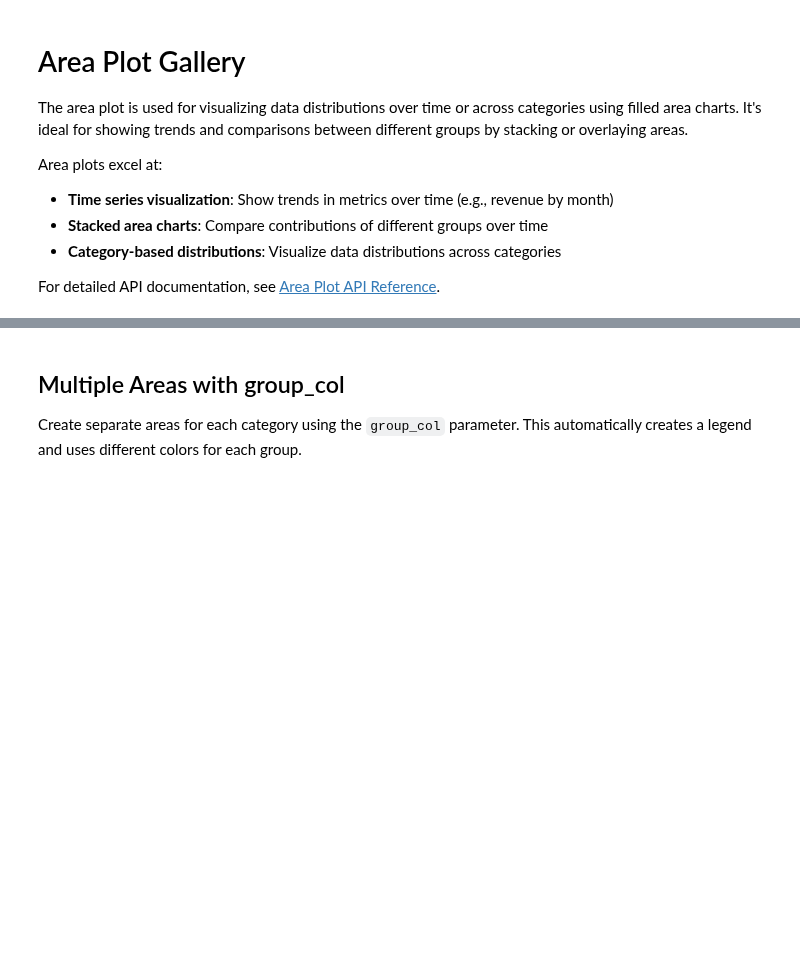
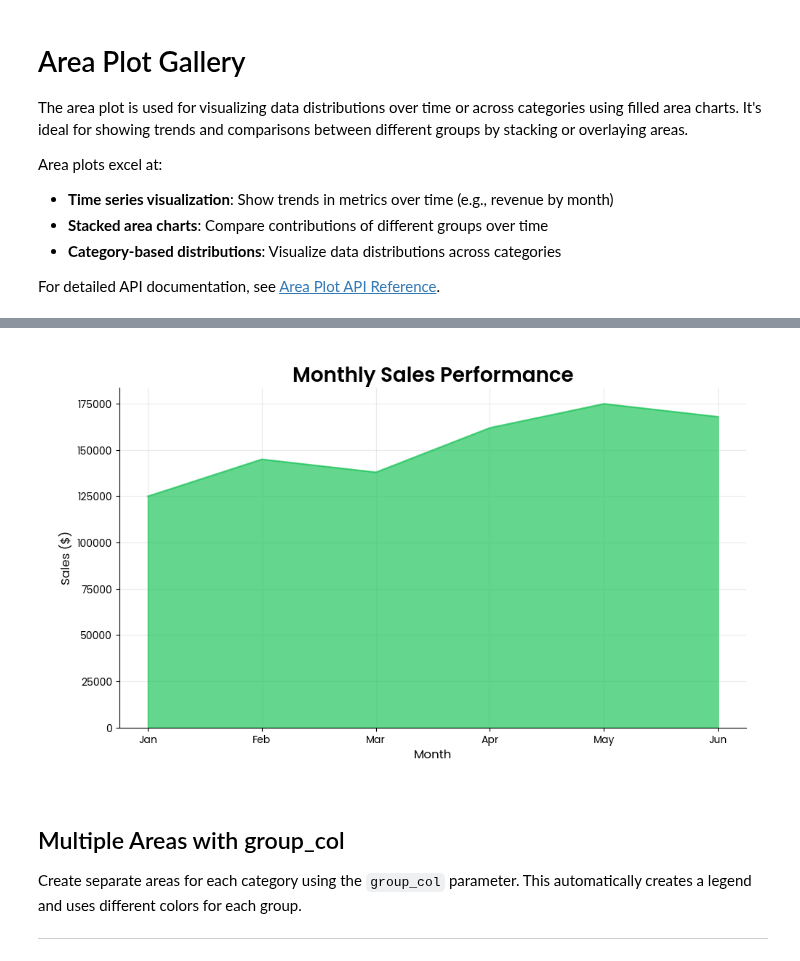
Before and after one commit to Data-Simply/pyretailscience, a Jupyter notebook: docs/gallery/plots/area.ipynb, the cells around one changed output, grey strips where cells are left out. Drawn from its saved outputs; the diff is of its cells as text; code cells hidden in the pictures; blank space fills up the shorter version.

```diff
--- a/docs/gallery/plots/area.ipynb
+++ b/docs/gallery/plots/area.ipynb
@@ -45,25 +52,30 @@ Specify a column to use as the x-axis instead of the DataFrame index.
 # %%
 # Create sample data with explicit month column
 monthly_sales = pd.DataFrame(
     {
         "month": ["Jan", "Feb", "Mar", "Apr", "May", "Jun"],
         "sales": [125000, 145000, 138000, 162000, 175000, 168000],
     },
 )
 
 ax = area.plot(
     monthly_sales,
     x_col="month",
     value_col="sales",
     title="Monthly Sales Performance",
     x_label="Month",
     y_label="Sales ($)",
 )
+plt.tight_layout(pad=2.0)
 plt.show()
+# %% [output]
+[figure, added]
 # %% [markdown]
 ## Multiple Areas with group_col
 
 Create separate areas for each category using the `group_col` parameter. This automatically creates a legend and uses different colors for each group.
+
+---
 # %%
 # Create sample data with multiple product categories
 category_data = pd.DataFrame(
```
Also changed, not shown: parts of 12 cells of this notebook, 1 other file.
